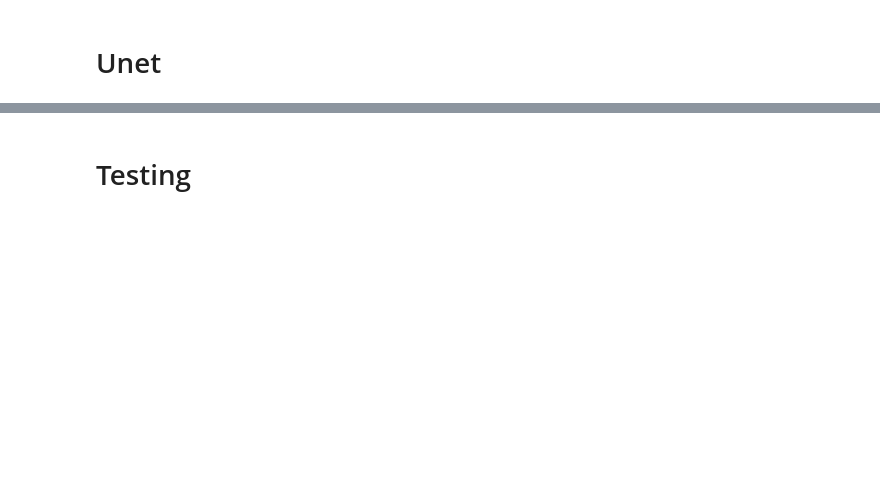
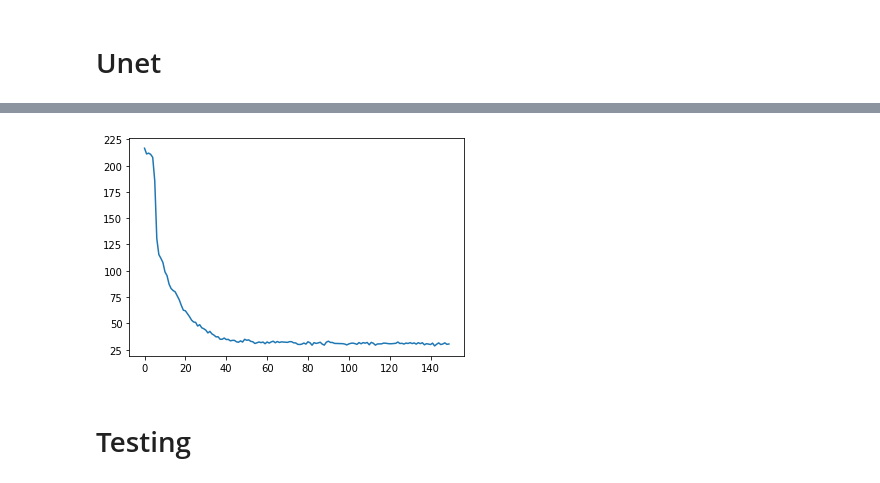
Before and after one commit to bochendong/Data-Augmentation-Optimization, a Jupyter notebook: Unet_mnist/100_img_per_class/Train_interact.ipynb, the cells around one changed output, grey strips where cells are left out. Cells and saved outputs as stored; diff of their text form; code cells hidden in the pictures; blank space fills up the shorter version.

```diff
--- a/Unet_mnist/100_img_per_class/Train_interact.ipynb
+++ b/Unet_mnist/100_img_per_class/Train_interact.ipynb
@@ -21,7 +21,7 @@ from torch.utils.data import Subset
 UNET_PATH = 'model_weight/unet_small.pth'
 DNN_PATH = 'model_weight/dnn_small.pth'
 num_epochs = 150
-dnn_epoch = 300
+dnn_epoch = 200
 
 # Hyperparameters
 BATCH_SIZE = 128
@@ -72,7 +72,7 @@ test_dataset =  datasets.MNIST('data', train=False, transform=transforms.Compose
 test_loader = torch.utils.data.DataLoader(test_dataset, batch_size=BATCH_SIZE, shuffle=False, drop_last=True)
 
 
-num_samples = int(len(train_dataset) * 0.1)
+num_samples = int(len(train_dataset) * 0.02)
 indices = np.random.choice(len(train_dataset), num_samples, replace=False)
 
 train_dataset_small = Subset(train_dataset, indices)
@@ -370,10 +393,19 @@ def erode_images(images):
     return torch.tensor(eroded_images_np).unsqueeze(1).cuda()
 
 def find_nearest_neighbor(images, target_labels, target_label, eroded_images, synthetic_target_digits):
-    target_images = (eroded_images + synthetic_target_digits) / 2
+    target_images = eroded_images * 0.2 + synthetic_target_digits * 0.8
     target_images = target_images[target_labels == target_label]
-    distances = (target_images - images.mean(dim=0)).view(target_images.size(0), -1).norm(dim=1)
-    return target_images[distances.argmin()]
+
+    # Compute distances between input images and target_images
+    input_images_expanded = images.unsqueeze(1)
+    target_images_expanded = target_images.unsqueeze(0)
+    distances = (input_images_expanded - target_images_expanded).view(images.size(0), target_images.size(0), -1).norm(dim=2)
+
+    # Find the index of the input image with the smallest distance to the selected target_image
+    min_distances, min_indices = distances.min(dim=1)
+    closest_input_image_index = min_indices[min_distances.argmin()]
+
+    return images[closest_input_image_index]
 
 def compare_histograms(images1, images2, images3, epoch, i):
     images1_flat = images1.reshape(-1)
@@ -410,7 +442,7 @@ if (Train_Unet):
 
     criterion = nn.BCELoss()
     optimizer = torch.optim.Adam(model.parameters(), lr=learning_rate)
-    scheduler = StepLR(optimizer, step_size=step_size, gamma=gamma)
+    # scheduler = StepLR(optimizer, step_size=step_size, gamma=gamma)
 
     loss_history = []
     for epoch in range(num_epochs):
@@ -450,7 +482,7 @@ if (Train_Unet):
             total_loss.backward()
             optimizer.step()
 
-            if (i+1) % 50 == 0:
+            if (i+1) % 2 == 0:
                 print('loss:' , total_loss.data.cpu().numpy(),
                       'recon loss:', 10 * reconstruction_loss.data.cpu().numpy(),
                       'dnn loss:', alpha * classification_loss.data.cpu().numpy(),
@@ -468,9 +500,9 @@ if (Train_Unet):
 
                 compare_histograms(images_np, target_images_np, reconstructed_images_np, epoch, i)
 
-        scheduler.step()
         loss_history.append(epoch_loss)
 
 
     torch.save(model.state_dict(), UNET_PATH)
     plt.plot(range(0, num_epochs), loss_history)
+# %% [output]
@@ -477,3 +526,4 @@ if (Train_Unet):
+[figure, added]
 # %% [markdown]
 # Testing
 # %%
```
Also changed, not shown: parts of 10 cells of this notebook.
